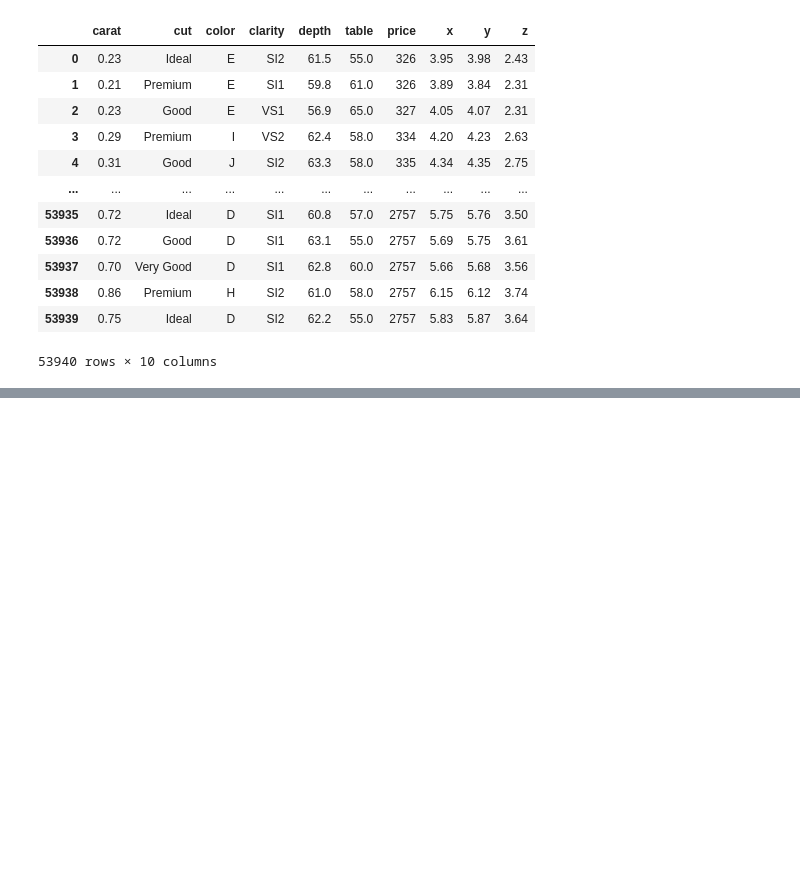
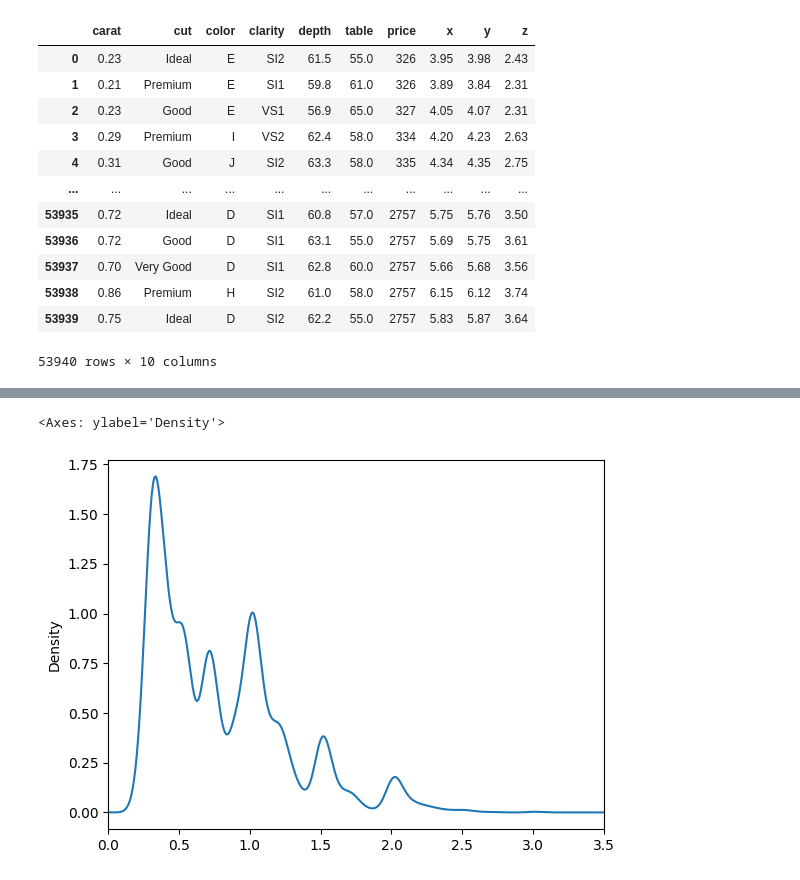
Before and after one commit to Javacream/org.javacream.training.python, a Jupyter notebook: DataAnalysis/diamonds/diamonds.ipynb, the cells around one changed output, grey strips where cells are left out. Saved outputs shown, nothing was run; the diff lists cells and outputs as text; code cells hidden in the pictures; blank space fills up the shorter version.

```diff
--- a/DataAnalysis/diamonds/diamonds.ipynb
+++ b/DataAnalysis/diamonds/diamonds.ipynb
@@ -197,0 +254,5 @@ clean_df
+# %%
+clean_df['carat'].plot(kind='density', xlim=(0, 3.5))
+# %% [output]
+<Axes: ylabel='Density'>
+[figure, added]
```
Also changed, not shown: parts of 9 cells of this notebook.
